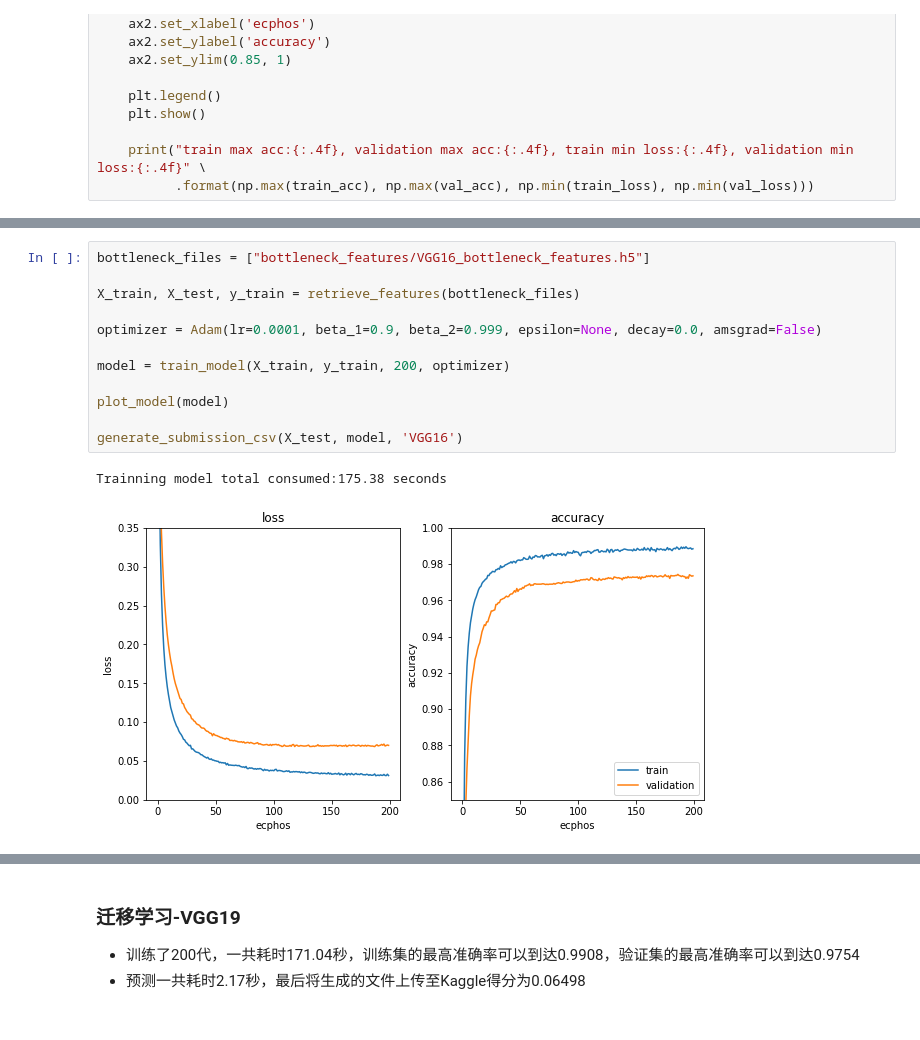
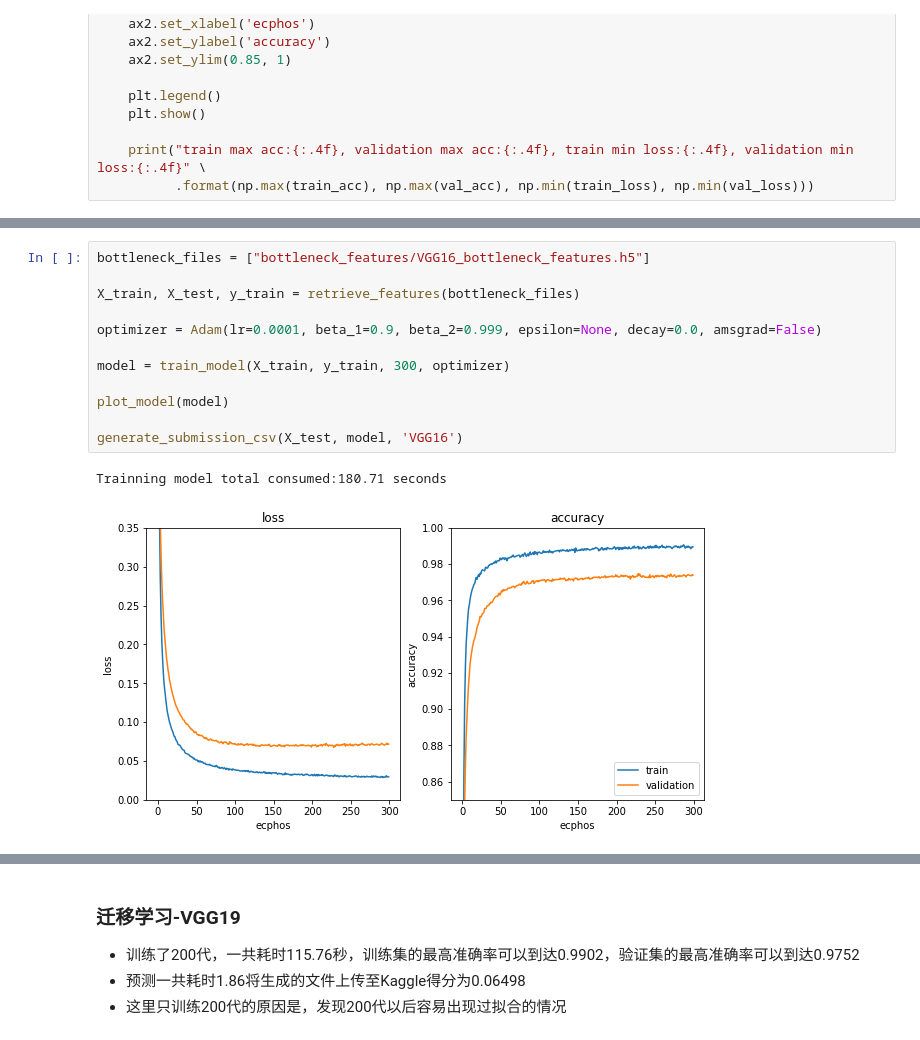
Before and after one commit to Qucy/UdacityMachineLearning, a Jupyter notebook: dog_vs_cat/dog_vs_cat.ipynb, the cells around one changed output, grey strips where cells are left out. Saved outputs shown, nothing was run; the diff lists cells and outputs as text.

```diff
--- a/dog_vs_cat/dog_vs_cat.ipynb
+++ b/dog_vs_cat/dog_vs_cat.ipynb
@@ -259,15 +260,15 @@ def plot_model(model):
 # %%
 bottleneck_files = ["bottleneck_features/VGG16_bottleneck_features.h5"]
 
 X_train, X_test, y_train = retrieve_features(bottleneck_files)
 
 optimizer = Adam(lr=0.0001, beta_1=0.9, beta_2=0.999, epsilon=None, decay=0.0, amsgrad=False)
 
-model = train_model(X_train, y_train, 200, optimizer)
+model = train_model(X_train, y_train, 300, optimizer)
 
 plot_model(model)
 
 generate_submission_csv(X_test, model, 'VGG16')
 # %% [output]
-Trainning model total consumed:175.38 seconds
+Trainning model total consumed:180.71 seconds
-[figure, old version]
+[figure, new version]
@@ -276,8 +277,9 @@ Predicting model total consumed:2.11 seconds
 Found 12500 images belonging to 1 classes.
 # %% [markdown]
 ###  迁移学习-VGG19
-- 训练了200代，一共耗时171.04秒，训练集的最高准确率可以到达0.9908，验证集的最高准确率可以到达0.9754
-- 预测一共耗时2.17秒，最后将生成的文件上传至Kaggle得分为0.06498
+- 训练了200代，一共耗时115.76秒，训练集的最高准确率可以到达0.9902，验证集的最高准确率可以到达0.9752
+- 预测一共耗时1.86将生成的文件上传至Kaggle得分为0.06498
+- 这里只训练200代的原因是，发现200代以后容易出现过拟合的情况
 # %%
 bottleneck_files = ["bottleneck_features/VGG19_bottleneck_features.h5"]
 
```
Also changed, not shown: parts of 15 cells of this notebook, 2 other files.
